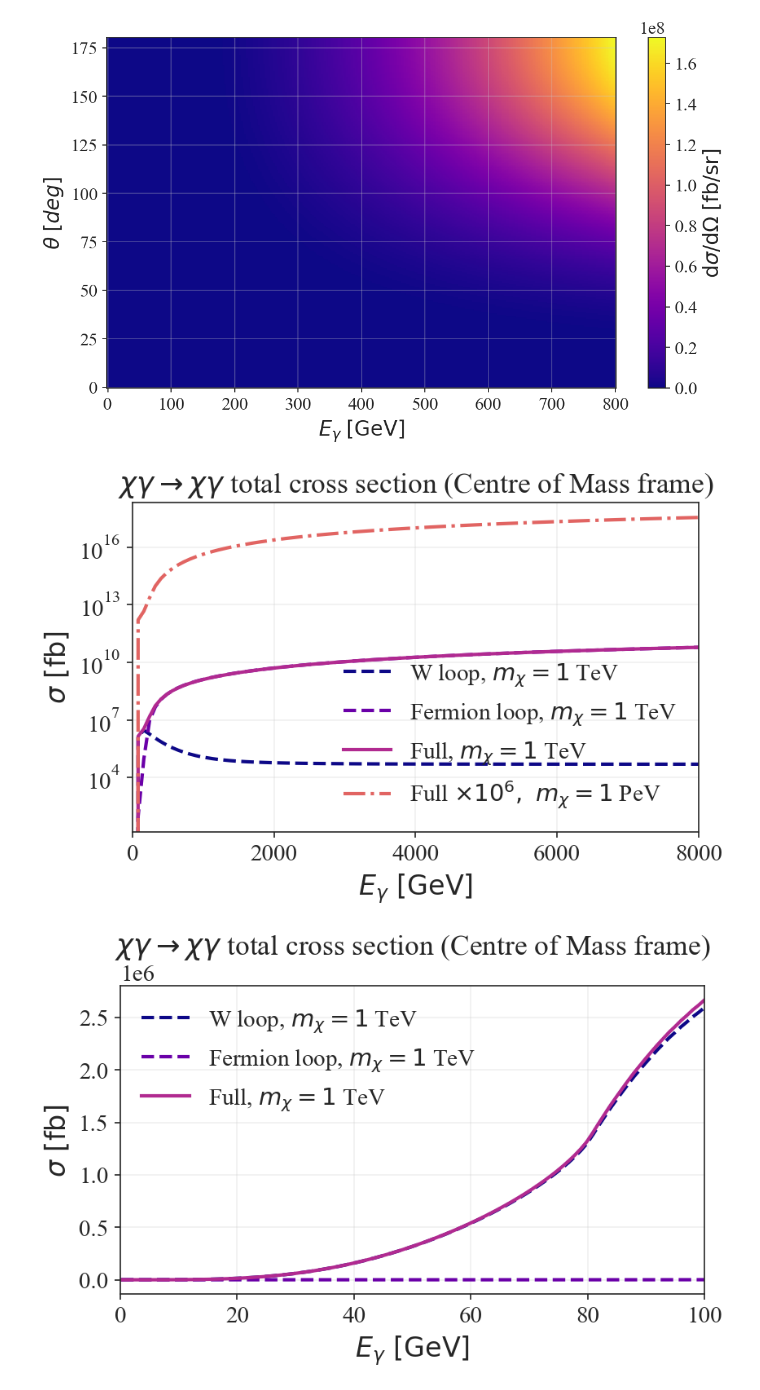
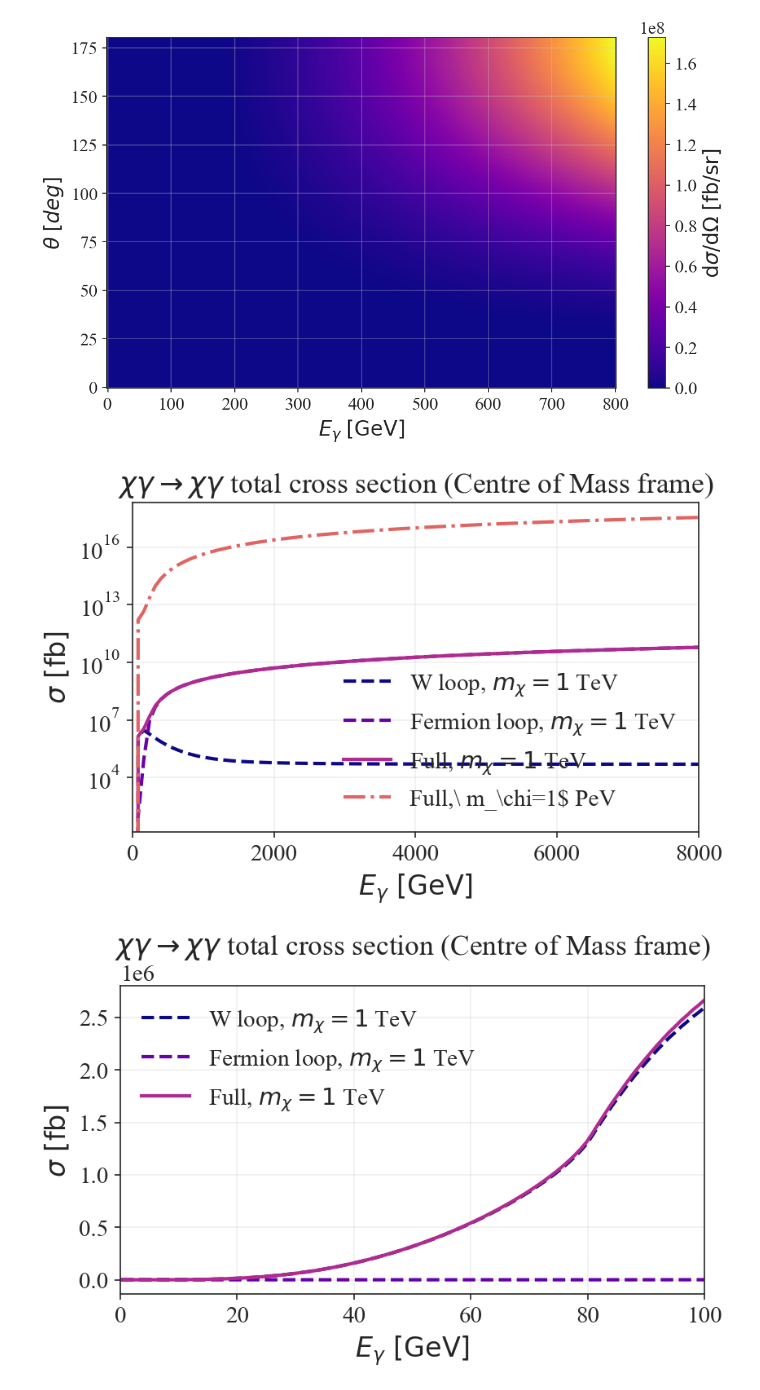
Before and after one commit to trinitystenhouse/PaperCheck, a Jupyter notebook: paper_check.ipynb, the cells around one changed output. Saved outputs shown, nothing was run; the diff lists cells and outputs as text; code cells hidden in the pictures.

```diff
--- a/paper_check.ipynb
+++ b/paper_check.ipynb
@@ -72,7 +72,7 @@ def IW_IF_from_t(t, mW_, mferm_, eps=1e-18):
 
 # ---------- Kinematics ----------
 def get_s_cm(mchi, k):
-    """C0M frame: s = (sqrt(mchi^2 + k^2) + k)^2, with k = E_gamma."""
+    """CoM frame: s = (sqrt(mchi^2 + k^2) + k)^2, with k = E_gamma."""
     return (np.sqrt(mchi**2 + k**2) + k)**2
 
 def get_s_lab_DMrest(mchi, omega):
@@ -439,28 +433,28 @@ def sigma_total_paper(mchi, Eg, *, which="full"):
 # %%
 Egrid = np.linspace(0, 8000, 100)   # GeV (avoid Eg=0)
 mchi_1TeV = 1.0e3
 mchi_1PeV = 1.0e6
 
 sigma_W_1TeV     = np.array([sigma_total_paper(mchi_1TeV, Eg, which="W") for Eg in Egrid])
 sigma_F_1TeV     = np.array([sigma_total_paper(mchi_1TeV, Eg, which="F")    for Eg in Egrid])
 sigma_full_1TeV  = np.array([sigma_total_paper(mchi_1TeV, Eg, which="full") for Eg in Egrid])
 sigma_full_1PeV  = np.array([sigma_total_paper(mchi_1PeV, Eg, which="full") for Eg in Egrid])
 
 fig, ax = plt.subplots(figsize=(6,4))
 ax.plot(Egrid, sigma_W_1TeV,     '--',  label=r'W loop, $m_\chi=1$ TeV')
 ax.plot(Egrid, sigma_F_1TeV,     '--',  label=r'Fermion loop, $m_\chi=1$ TeV')
 ax.plot(Egrid, sigma_full_1TeV,  '-',   label=r'Full, $m_\chi=1$ TeV')
-ax.plot(Egrid, sigma_full_1PeV,  '-.',  label=r'Full $\times 10^6,\ m_\chi=1$ PeV')
+ax.plot(Egrid, sigma_full_1PeV,  '-.',  label=r'Full,\ m_\chi=1$ PeV')
 ax.set_xlim(0, 8000)
 ax.set_xlabel(r'$E_\gamma\ \mathrm{[GeV]}$')
 ax.set_ylabel(r'$\sigma\ \mathrm{[fb]}$')
 ax.set_title(r'$\chi\gamma \to \chi\gamma$ total cross section (Centre of Mass frame)')
 ax.legend(frameon=False, loc='lower right')
 ax.set_yscale('log')
 plt.tight_layout()
 plt.show()
 # %% [output]
-[figure, old version]
+[figure, new version]
 # %%
 Egrid = np.linspace(0.1, 100, 100)   # GeV (avoid Eg=0)
 mchi_1TeV = 1.0e3
```
Also changed, not shown: parts of 3 cells of this notebook.
